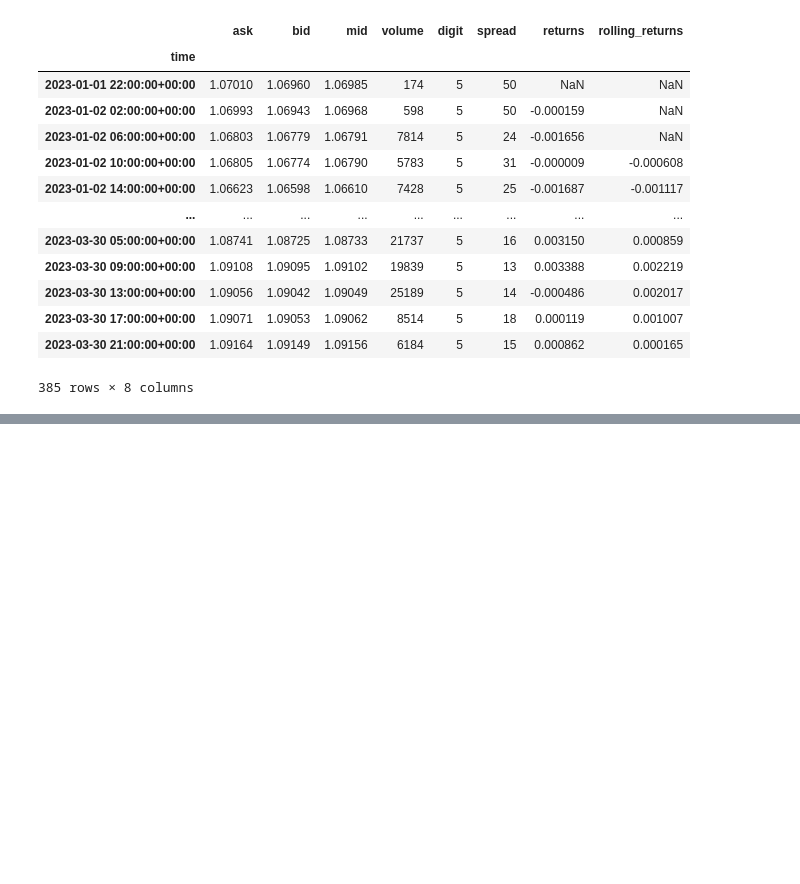
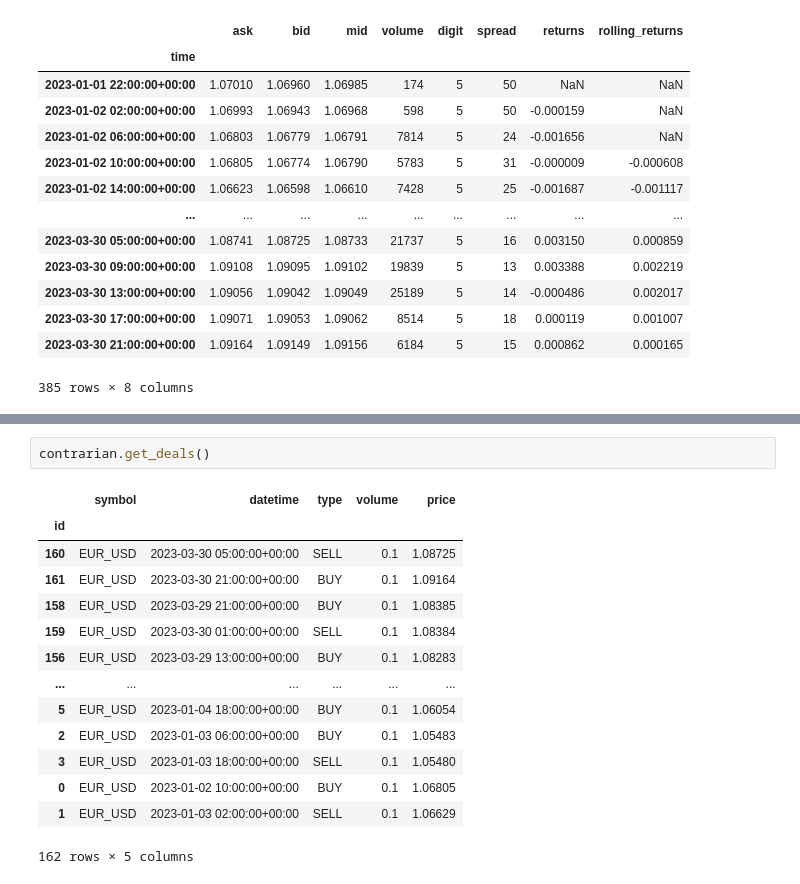
Before and after one commit to prakosd/algotrading, a Jupyter notebook: nb_contrarian.ipynb, the cells around one changed output, grey strips where cells are left out. Drawn from its saved outputs; the diff is of its cells as text; blank space fills up the shorter version.

```diff
--- a/nb_contrarian.ipynb
+++ b/nb_contrarian.ipynb
@@ -116,0 +134,17 @@ contrarian.get_data()
+# %%
+contrarian.get_deals()
+# %% [output]
+|  | symbol | datetime | type | volume | price |
+| id |  |  |  |  |  |
+| 160 | EUR_USD | 2023-03-30 05:00:00+00:00 | SELL | 0.1 | 1.08725 |
+| 161 | EUR_USD | 2023-03-30 21:00:00+00:00 | BUY | 0.1 | 1.09164 |
+| 158 | EUR_USD | 2023-03-29 21:00:00+00:00 | BUY | 0.1 | 1.08385 |
+| 159 | EUR_USD | 2023-03-30 01:00:00+00:00 | SELL | 0.1 | 1.08384 |
+| 156 | EUR_USD | 2023-03-29 13:00:00+00:00 | BUY | 0.1 | 1.08283 |
+| ... | ... | ... | ... | ... | ... |
+| 5 | EUR_USD | 2023-01-04 18:00:00+00:00 | BUY | 0.1 | 1.06054 |
+| 2 | EUR_USD | 2023-01-03 06:00:00+00:00 | BUY | 0.1 | 1.05483 |
+| 3 | EUR_USD | 2023-01-03 18:00:00+00:00 | SELL | 0.1 | 1.05480 |
+| 0 | EUR_USD | 2023-01-02 10:00:00+00:00 | BUY | 0.1 | 1.06805 |
+| 1 | EUR_USD | 2023-01-03 02:00:00+00:00 | SELL | 0.1 | 1.06629 |
+162 rows × 5 columns
```
Also changed, not shown: parts of 3 cells of this notebook, 9 other files.
